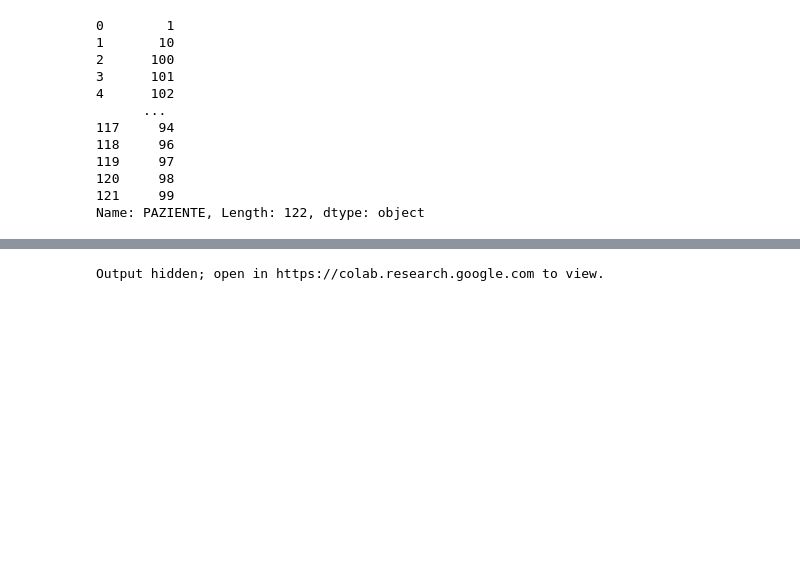
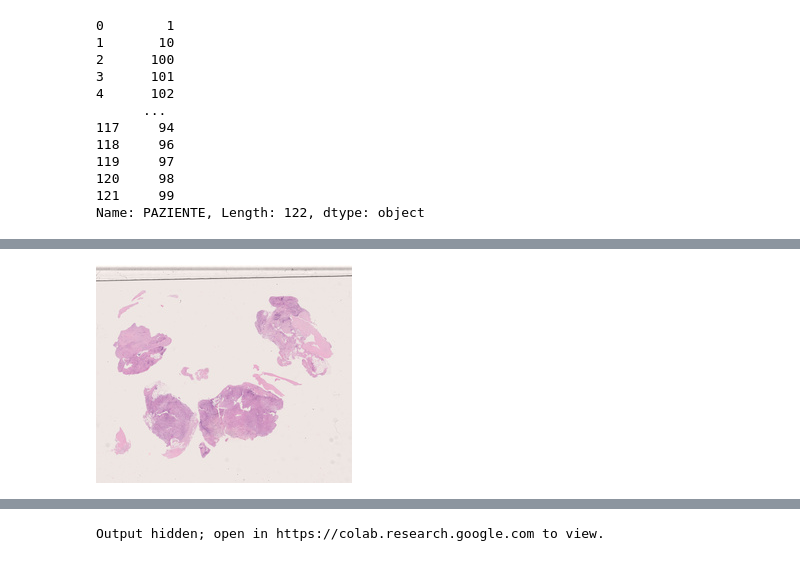
Before and after one commit to davibuss/Bioinformatics, a Jupyter notebook: PatientNet.ipynb, the cells around one changed output, grey strips where cells are left out. Cells and saved outputs as stored; diff of their text form; code cells hidden in the pictures; blank space fills up the shorter version.

```diff
--- a/PatientNet.ipynb
+++ b/PatientNet.ipynb
@@ -188,0 +197,12 @@ ts = large_image.getTileSource(x_train[0])
+# %%
+from io import BytesIO
+
+tum = ts.getThumbnail(kwargs={})
+
+file_jpgdata = BytesIO(tum[0])
+dt = PIL.Image.open(file_jpgdata)
+
+#display image
+dt
+# %% [output]
+[figure, added]
```
Also changed, not shown: parts of 9 cells of this notebook.
